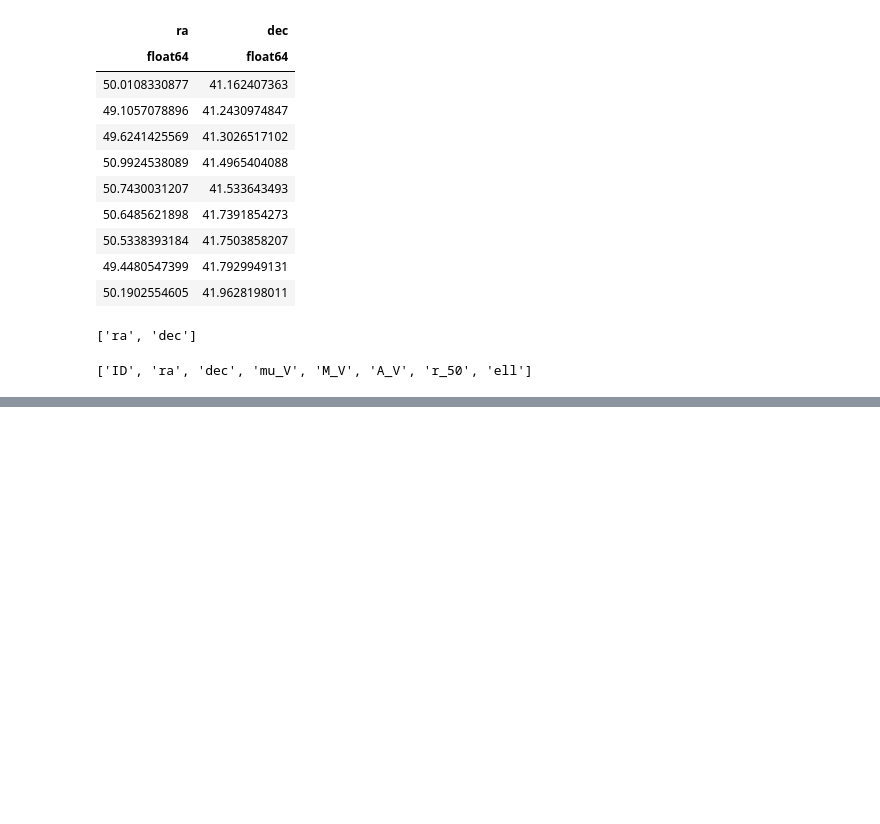
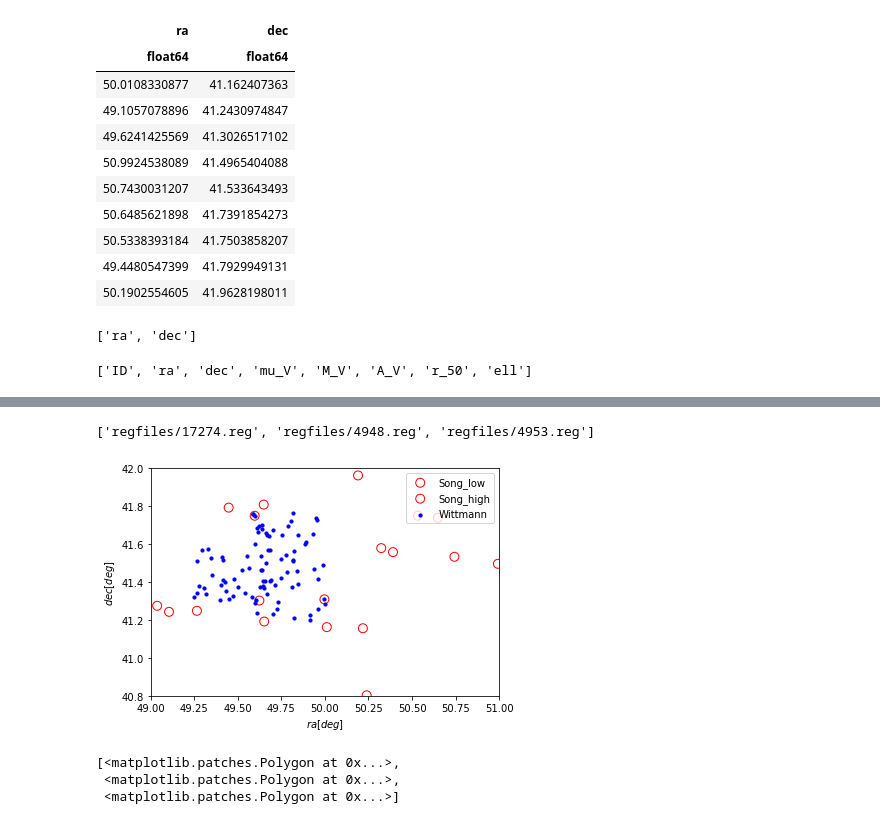
Before and after one commit to tlmakinen/ultra-diffuse-galaxies, a Jupyter notebook: perseus_plot.ipynb, the cells around one changed output, grey strips where cells are left out. Cells and saved outputs as stored; diff of their text form; code cells hidden in the pictures; blank space fills up the shorter version.

```diff
--- a/perseus_plot.ipynb
+++ b/perseus_plot.ipynb
@@ -39,0 +219,79 @@ wittmann.colnames
+# %%
+from astropy.table import Table
+import scipy, pylab
+
+songhigh = Table.read('song-high-sb.csv')
+songlow = Table.read('song-low-sb.csv')
+wittmann = Table.read('wittmann-2017.csv')
+
+ax1 = pylab.subplot(111)
+
+ax1.scatter(songlow['ra'], songlow['dec'], s=80, facecolors='none', edgecolors='r', label='Song_low')
+ax1.scatter(songhigh['ra'], songhigh['dec'], s=80, facecolors='none', edgecolors='r', label='Song_high')
+ax1.scatter(wittmann['ra'], wittmann['dec'], s=10, c = 'b', marker = "o", label = 'Wittmann')
+
+
+plt.legend(loc='upper right');
+
+
+pylab.ylim([40.8, 42.0])
+pylab.xlim([49.0, 51.0])
+plt.xlabel('$ra [deg]$')
+plt.ylabel('$dec [deg]$')
+plt.tight_layout()
+
+import matplotlib.patches as patches
+
+plist,artlist = create_panel("regfiles/5597.reg")
+for p in plist:
+    ax1.add_patch(p)
+for t in artlist:
+    ax1.add_artist(t)
+
+plt.show()
+plist
+# %%
+import glob, os
+def image_file(imagenum):  # takes each file's number and returns a string filename
+    fname = 'regfiles/%s.reg' %imagenum
+    return fname
+
+def reg_filelist(imagenumarray):
+    flist = imagenumarray
+    newlist = []
+    for imnum in flist:
+        newlist.append(image_file(imnum))
+    return newlist
+
+numarray = [17274, 4948, 4953]
+reg_list = reg_filelist(numarray)
+reg_list
+# %% [output]
+['regfiles/17274.reg', 'regfiles/4948.reg', 'regfiles/4953.reg']
+# %%
+plotperseus()
+import matplotlib.patches as patches
+plist,artlist= create_panel("regfiles/17274.reg")
+for p in plist:
+    ax1.add_patch(p)
+for t in artlist:
+    ax1.add_artist(t)
+# %% [output]
+[figure, added]
+# %%
+def list_patchlist(imagenumarray): # takes array of image numbers
+    import os
+    os.chdir("/Users/lucas/repositories/ultra-diffuse-galaxies")
+    reg_list = reg_filelist(imagenumarray)
+    list1 = []
+    list1 = [create_panel(file) for file in reg_list]
+    return list1
+
+list_of_regpatches = list_patchlist(numarray)
+
+plist0,artlist0 = list_of_regpatches[2]
+plist0
+# %% [output]
+[<matplotlib.patches.Polygon at 0x...>,
+ <matplotlib.patches.Polygon at 0x...>,
+ <matplotlib.patches.Polygon at 0x...>]
```
Also changed, not shown: parts of 13 cells of this notebook, 1 other file.
